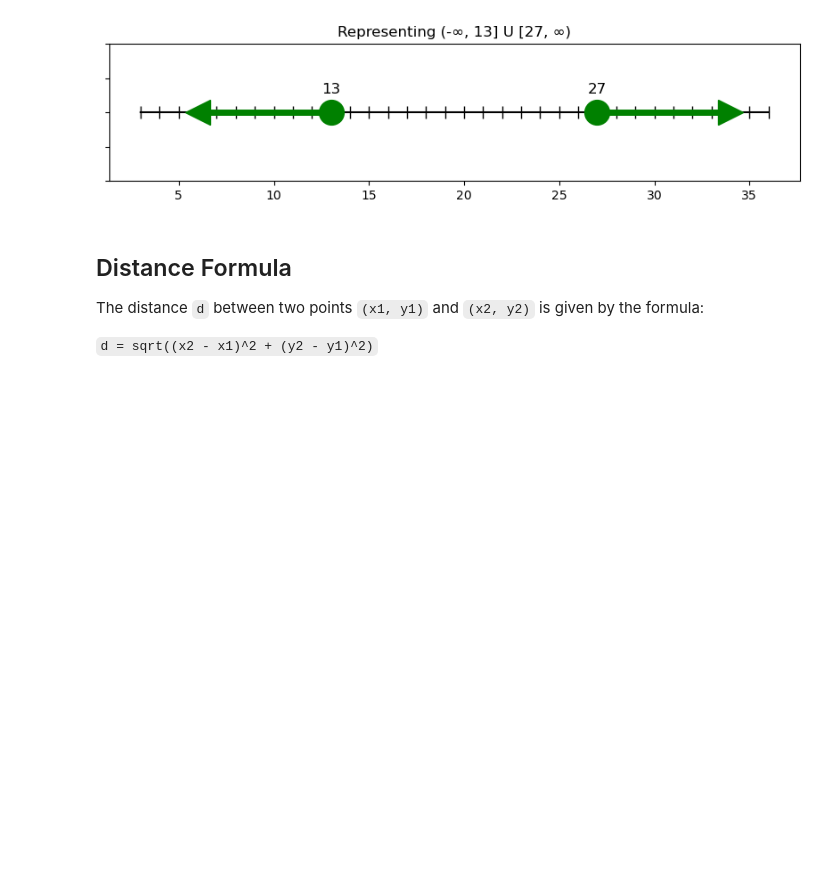
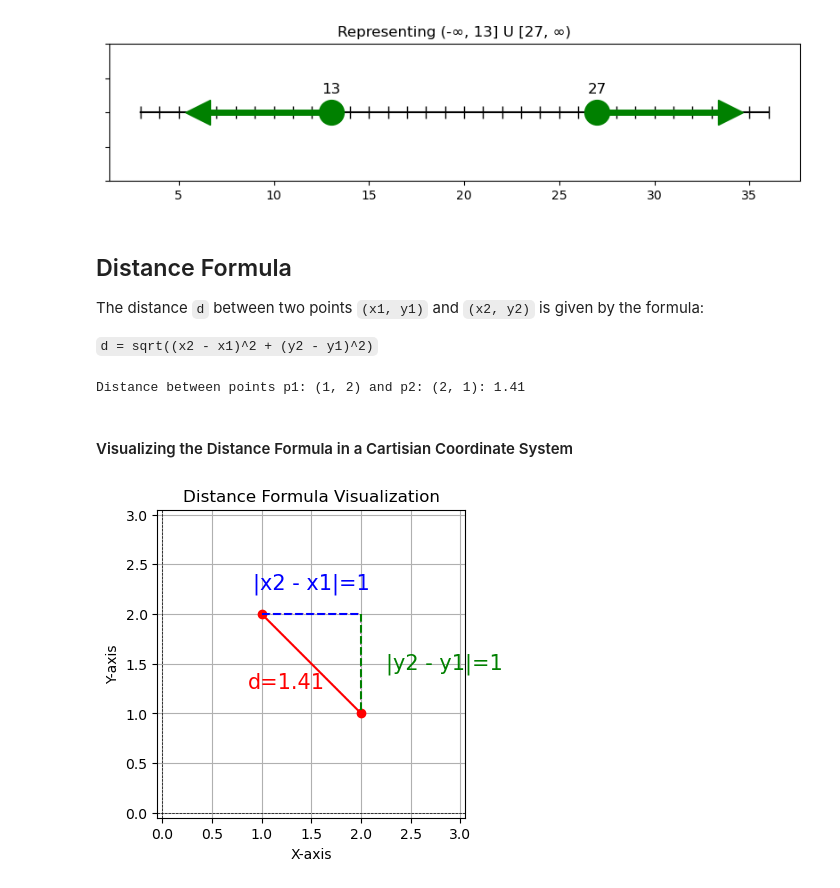
Before and after one commit to bravobryan/bravemath, a Jupyter notebook: bravemath/calc/precalc/precalc_notes.ipynb, the cells around one changed output. Drawn from its saved outputs; the diff is of its cells as text; code cells hidden in the pictures; blank space fills up the shorter version.

```diff
--- a/bravemath/calc/precalc/precalc_notes.ipynb
+++ b/bravemath/calc/precalc/precalc_notes.ipynb
@@ -94,5 +94,50 @@ The distance `d` between two points `(x1, y1)` and `(x2, y2)` is given by the fo
 
 `d = sqrt((x2 - x1)^2 + (y2 - y1)^2)`
 # %%
-x1, y1 = 1, 2 = p_1  # Point 1 (x1, y1) = (1, 2)
-x2, y2 = 2, 1 = p_2  # Point 2 (x2, y2) = (2, 1)
+p1 = (1, 2)
+p2 = (2, 1)
+x1, y1 = p1 # Point 1 (x1, y1) = (1, 2)
+x2, y2 = p2  # Point 2 (x2, y2) = (2, 1)
+
+d = np.sqrt((x2 - x1)**2 + (y2 - y1)**2)
+print(f"Distance between points p1: ({x1}, {y1}) and p2: ({x2}, {y2}): {d:.2f}")
+# %% [output]
+Distance between points p1: (1, 2) and p2: (2, 1): 1.41
+# %% [markdown]
+#### Visualizing the Distance Formula in a Cartisian Coordinate System
+# %%
+import matplotlib.pyplot as plt
+from matplotlib.patches import Polygon
+
+def plot_distance_formula(p1, p2):
+    x1, y1 = p1
+    x2, y2 = p2
+
+    fig, ax = plt.subplots(figsize=(4, 4))
+    ax.plot([x1, x2], [y1, y2], 'ro-')  # Line between points
+    ax.plot([x1, x2], [y1, y1], 'b--')  # Horizontal line
+    ax.plot([x2, x2], [y1, y2], 'g--')  # Vertical line
+
+    # Right triangle
+    triangle = Polygon([[x1, y1], [x2, y1], [x2, y2]], closed=True, fill=None, edgecolor='purple', linestyle='dotted')
+    ax.add_patch(triangle)
+
+    # Annotations
+    ax.text(1.25, 1.25, f'd={np.sqrt((x2 - x1)**2 + (y2 - y1)**2):.2f}', fontsize=15, ha='center', color='red')
+    ax.text((x1 + x2) / 2, y1 + 0.25, f'|x2 - x1|={abs(x2 - x1)}', fontsize=15, ha='center', color='blue')
+    ax.text(x2 + 0.25, (y1 + y2) / 2, f'|y2 - y1|={abs(y2 - y1)}', fontsize=15, va='center', color='green')
+
+    ax.set_xlim(min(x1, x2) - (min(x1, x2)*1.05), max(x1, x2) + (min(x1, x2)*1.05))
+    ax.set_ylim(min(y1, y2) - (min(y1, y2)*1.05), max(y1, y2) + (min(y1, y2)*1.05))
+    ax.set_aspect('equal', adjustable='box')
+    ax.grid(True)
+    plt.title('Distance Formula Visualization')
+    plt.xlabel('X-axis')
+    plt.ylabel('Y-axis')
+    plt.axhline(0, color='black',linewidth=0.5, ls='--')
+    plt.axvline(0, color='black',linewidth=0.5, ls='--')
+    plt.show()
+
+plot_distance_formula(p1, p2)
+# %% [output]
+[figure, added]
```
